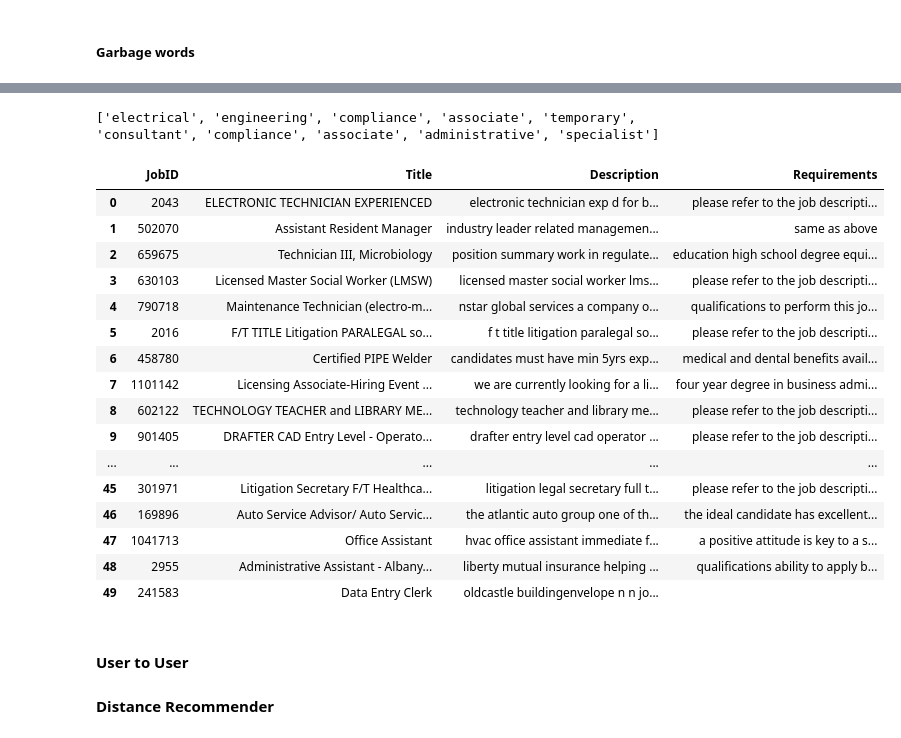
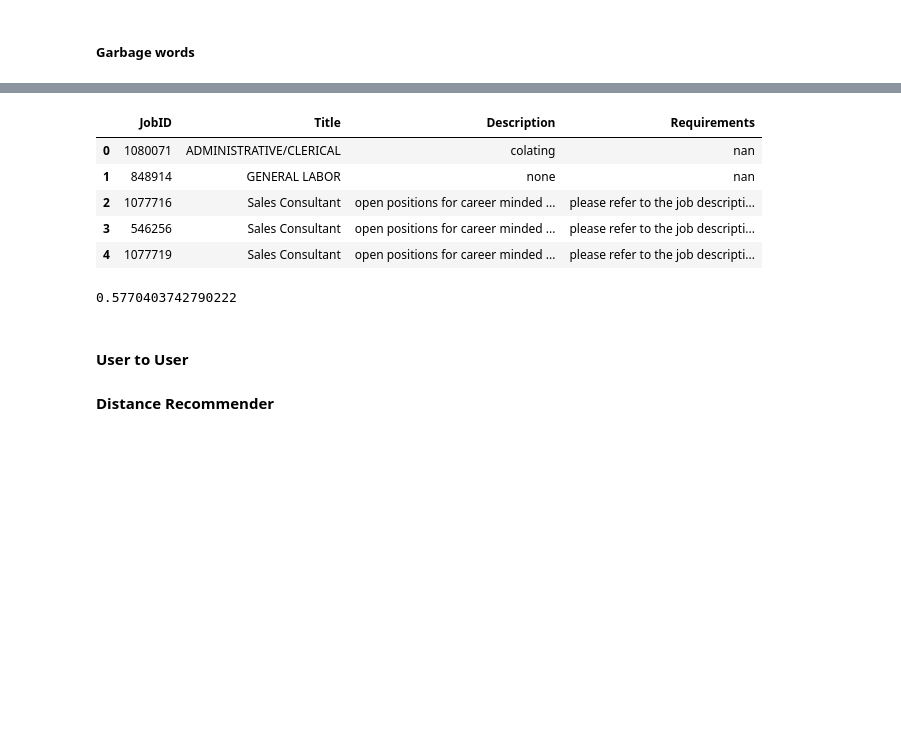
Before and after one commit to wiflore/Jobs_Recommender, a Jupyter notebook: Jobs Recommender.ipynb, the cells around one changed output, grey strips where cells are left out. Cells and saved outputs as stored; diff of their text form; code cells hidden in the pictures; blank space fills up the shorter version.

Commit message:
Update Content Recommender

```diff
--- a/Jobs Recommender.ipynb
+++ b/Jobs Recommender.ipynb
@@ -486,45 +487,45 @@ Wall time: 19min 1s
 # %%
+
 def content_based_recommender(user_id, jobID_mapping = jobID_mapping, model =  model, top = 10):
+    #As infer_vector produce stochastics result I made a for to save the best list
     user_profile = np.array(users.loc[users['UserID'] == user_id, 'profile'])[0]
     historical_apps = user_history.loc[user_history.UserID == user_id, 'JobTitle']
     for application in historical_apps:
         user_profile += ". " + str(application)
     user_profile = simple_preprocess(user_profile)
 
-    print(user_profile)
-    inferred_vector = model.infer_vector(user_profile)
-
-    sims = model.docvecs.most_similar([inferred_vector], topn=top)
+    best = 0
     top10=pd.DataFrame(index = range(top), columns = ['JobID', 'Title', 'Description', 'Requirements'])
 
-    for i in range(top):
-        recomendation = jobID_mapping[sims[i][0]]
-        top10.iloc[i] = np.array(jobs.loc[jobs['JobID'] == recomendation][['JobID', 'Title',
-                                                               'Description', 'Requirements']])[0]
+    for i in range (100):
+        inferred_vector = model.infer_vector(user_profile)
+        sims = model.docvecs.most_similar([inferred_vector])
+        sum_results = 0
+
+        for i in range(top):
+            sum_results+=sims[0][1]
+        if sum_results > best:
+            best = sum_results
+            for i in range(top):
+                recomendation = jobID_mapping[sims[i][0]]
+                top10.iloc[i] = np.array(jobs.loc[jobs['JobID'] == recomendation][['JobID', 'Title',
+                                                                       'Description', 'Requirements']])[0]
 
     return top10, sims
 # %%
-t, s = content_based_recommender(248008, top=50)
+t, s = content_based_recommender(248008, top=5)
 t
 # %% [output]
-['electrical', 'engineering', 'compliance', 'associate', 'temporary', 'consultant', 'compliance', 'associate', 'administrative', 'specialist']
 |  | JobID | Title | Description | Requirements |
-| 0 | 2043 | ELECTRONIC TECHNICIAN EXPERIENCED | electronic technician exp d for b... | please refer to the job descripti... |
-| 1 | 502070 | Assistant Resident Manager | industry leader related managemen... | same as above |
-| 2 | 659675 | Technician III, Microbiology | position summary work in regulate... | education high school degree equi... |
-| 3 | 630103 | Licensed Master Social Worker (LMSW) | licensed master social worker lms... | please refer to the job descripti... |
-| 4 | 790718 | Maintenance Technician (electro-m... | nstar global services a company o... | qualifications to perform this jo... |
-| 5 | 2016 | F/T TITLE Litigation PARALEGAL so... | f t title litigation paralegal so... | please refer to the job descripti... |
-| 6 | 458780 | Certified PIPE Welder | candidates must have min 5yrs exp... | medical and dental benefits avail... |
-| 7 | 1101142 | Licensing Associate-Hiring Event ... | we are currently looking for a li... | four year degree in business admi... |
-| 8 | 602122 | TECHNOLOGY TEACHER and LIBRARY ME... | technology teacher and library me... | please refer to the job descripti... |
-| 9 | 901405 | DRAFTER CAD Entry Level - Operato... | drafter entry level cad operator ... | please refer to the job descripti... |
-| ... | ... | ... | ... | ... |
-| 45 | 301971 | Litigation Secretary F/T Healthca... | litigation legal secretary full t... | please refer to the job descripti... |
-| 46 | 169896 | Auto Service Advisor/ Auto Servic... | the atlantic auto group one of th... | the ideal candidate has excellent... |
-| 47 | 1041713 | Office Assistant | hvac office assistant immediate f... | a positive attitude is key to a s... |
-| 48 | 2955 | Administrative Assistant - Albany... | liberty mutual insurance helping ... | qualifications ability to apply b... |
-| 49 | 241583 | Data Entry Clerk | oldcastle buildingenvelope n n jo... |  |
+| 0 | 1080071 | ADMINISTRATIVE/CLERICAL | colating | nan |
+| 1 | 848914 | GENERAL LABOR | none | nan |
+| 2 | 1077716 | Sales Consultant | open positions for career minded ... | please refer to the job descripti... |
+| 3 | 546256 | Sales Consultant | open positions for career minded ... | please refer to the job descripti... |
+| 4 | 1077719 | Sales Consultant | open positions for career minded ... | please refer to the job descripti... |
+# %%
+s[0][1]
+# %% [output]
+0.5770403742790222
 # %% [markdown]
 #### User to User
 #### Distance Recommender
```
Also changed, not shown: parts of 1 cell of this notebook.
